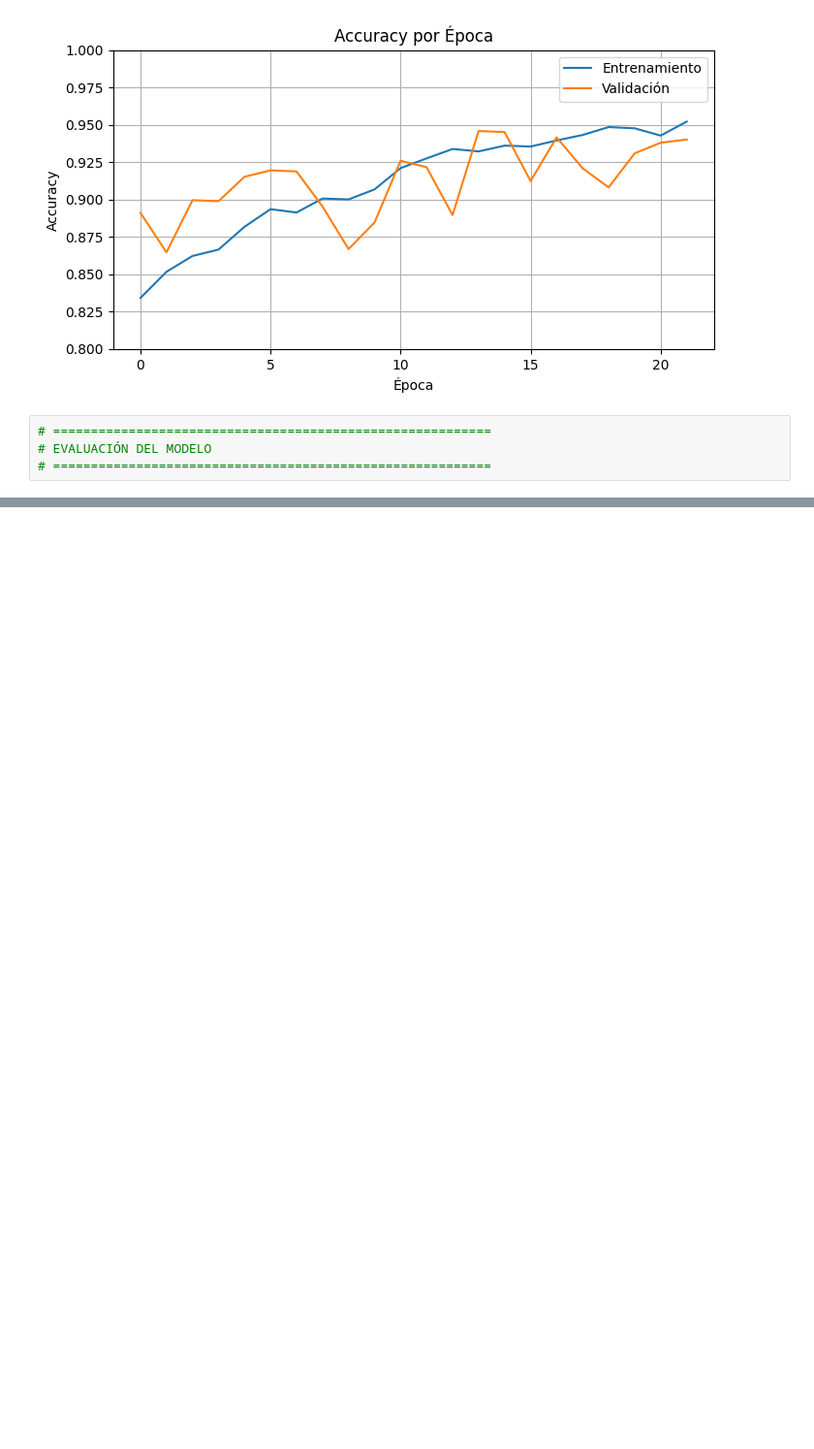
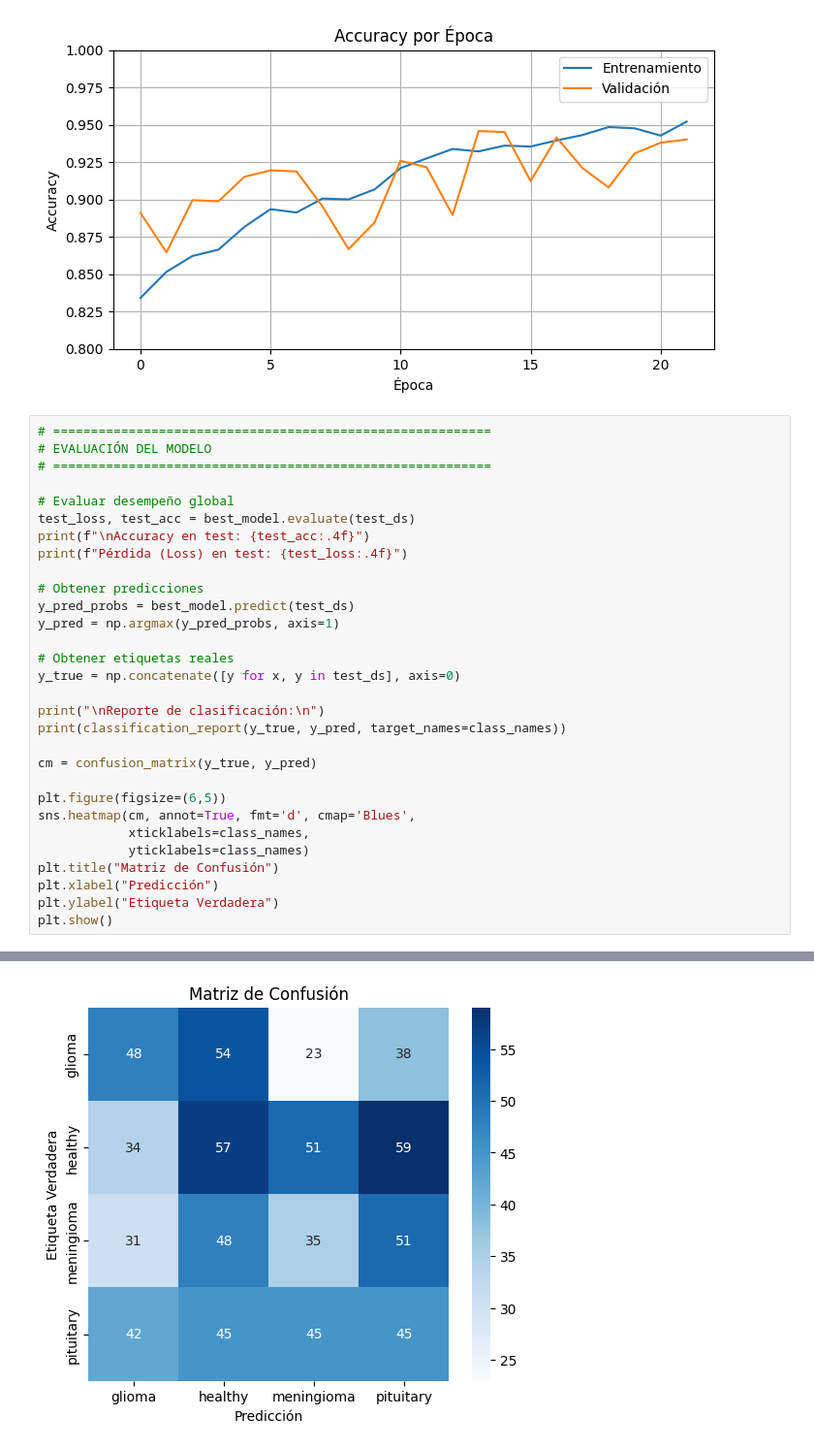
Before and after one commit to katterine2558/mri-tumor-detection-cnn, a Jupyter notebook: mri_tumor_detection_cnn.ipynb, the cells around one changed output, grey strips where cells are left out. Shown at 97% size. Cells and saved outputs as stored; diff of their text form; blank space fills up the shorter version.

```diff
--- a/mri_tumor_detection_cnn.ipynb
+++ b/mri_tumor_detection_cnn.ipynb
@@ -596,7 +619,34 @@ plt.show()
 # %% [output]
 [figure]
 [figure]
-# %%
-# ==========================================================
-# EVALUACIÓN DEL MODELO
-# ==========================================================
+# %%
+# ==========================================================
+# EVALUACIÓN DEL MODELO
+# ==========================================================
+
+# Evaluar desempeño global
+test_loss, test_acc = best_model.evaluate(test_ds)
+print(f"\nAccuracy en test: {test_acc:.4f}")
+print(f"Pérdida (Loss) en test: {test_loss:.4f}")
+
+# Obtener predicciones
+y_pred_probs = best_model.predict(test_ds)
+y_pred = np.argmax(y_pred_probs, axis=1)
+
+# Obtener etiquetas reales
+y_true = np.concatenate([y for x, y in test_ds], axis=0)
+
+print("\nReporte de clasificación:\n")
+print(classification_report(y_true, y_pred, target_names=class_names))
+
+cm = confusion_matrix(y_true, y_pred)
+
+plt.figure(figsize=(6,5))
+sns.heatmap(cm, annot=True, fmt='d', cmap='Blues',
+            xticklabels=class_names,
+            yticklabels=class_names)
+plt.title("Matriz de Confusión")
+plt.xlabel("Predicción")
+plt.ylabel("Etiqueta Verdadera")
+plt.show()
+# %% [output]
@@ -602,0 +671 @@ plt.show()
+[figure, added]
```
Also changed, not shown: parts of 5 cells of this notebook.
